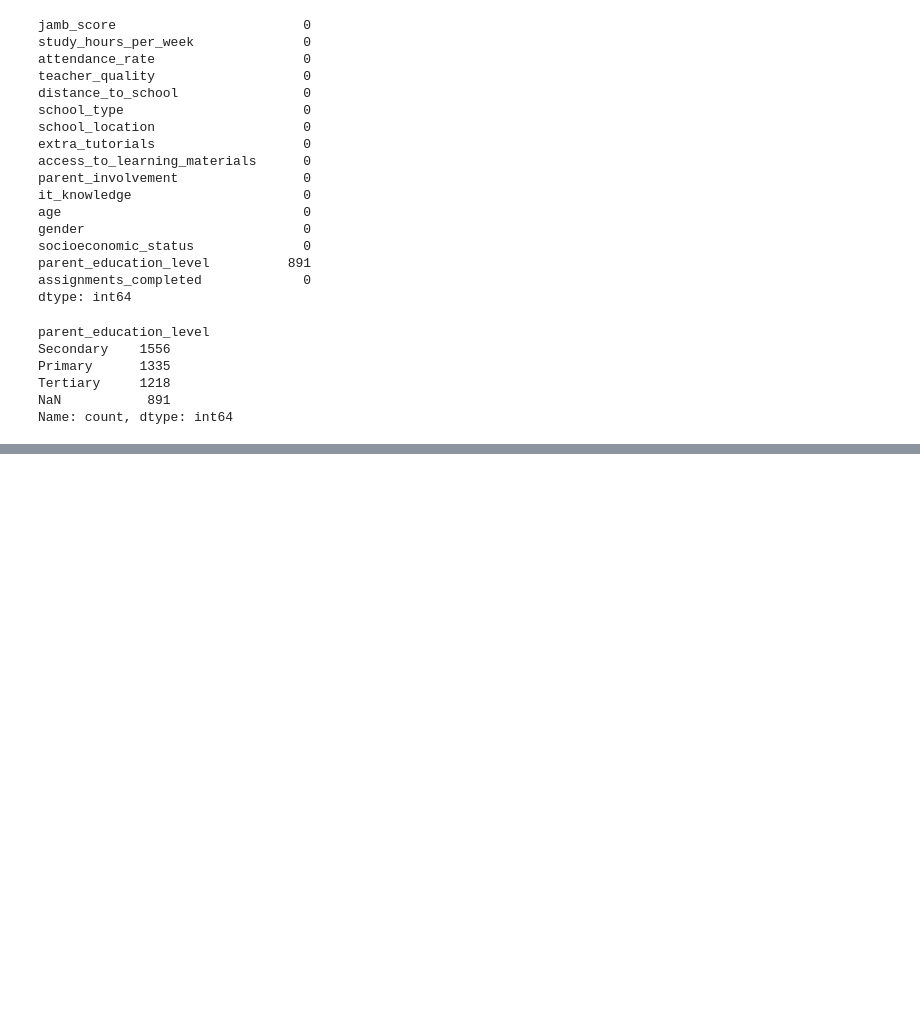
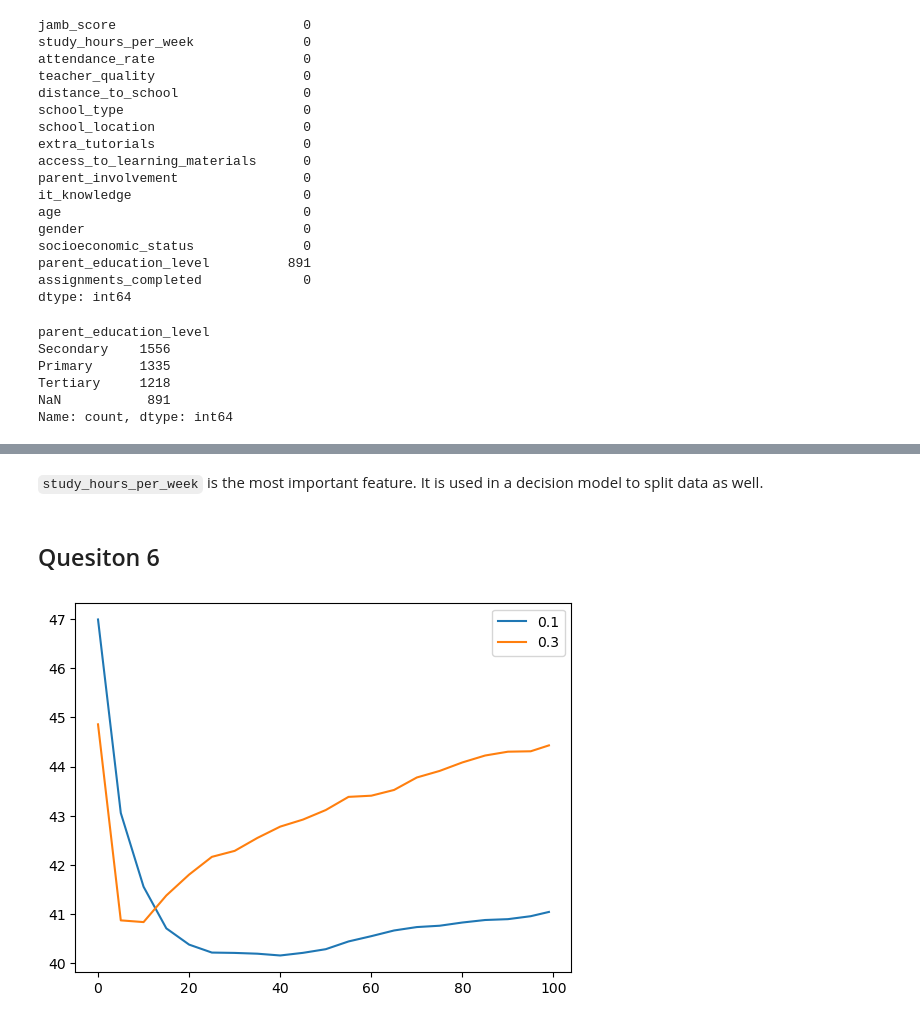
Before and after one commit to phuongddo94/ml-zoomcamp-homework, a Jupyter notebook: 06-trees-xgboost/homework.ipynb, the cells around one changed output, grey strips where cells are left out. Drawn from its saved outputs; the diff is of its cells as text; code cells hidden in the pictures; blank space fills up the shorter version.

Commit message:
hw week 6

```diff
--- a/06-trees-xgboost/homework.ipynb
+++ b/06-trees-xgboost/homework.ipynb
@@ -88,0 +263,4 @@ df.parent_education_level = df.parent_education_level.fillna(0)
+# %% [markdown]
+`study_hours_per_week` is the most important feature. It is used in a decision model to split data as well.
+# %% [markdown]
+## Quesiton 6
@@ -88,0 +273,18 @@ df.parent_education_level = df.parent_education_level.fillna(0)
+# %%
+scores = {}
+# %%
+def parse_xgb_output(output):
+    results = []
+
+    for line in output.stdout.strip().split('\n'):
+        it_line, train_line, val_line = line.split('\t')
+
+        it = int(it_line.strip('[]'))
+        train = float(train_line.split(':')[1])
+        val = float(val_line.split(':')[1])
+
+        results.append((it, train, val))
+
+    columns = ['num_iter', 'train_auc', 'val_auc']
+    df_results = pd.DataFrame(results, columns=columns)
+    return df_results
@@ -88,0 +325,12 @@ df.parent_education_level = df.parent_education_level.fillna(0)
+# %%
+scores['eta_03'] = parse_xgb_output(output_03)
+scores['eta_01'] = parse_xgb_output(output_01)
+# %%
+plt.plot(scores['eta_01'].num_iter, scores['eta_01'].val_auc,
+        label='0.1')
+plt.plot(scores['eta_03'].num_iter, scores['eta_03'].val_auc,
+        label='0.3')
+plt.legend()
+plt.show()
+# %% [output]
+[figure, added]
```
Also changed, not shown: parts of 31 cells of this notebook.
